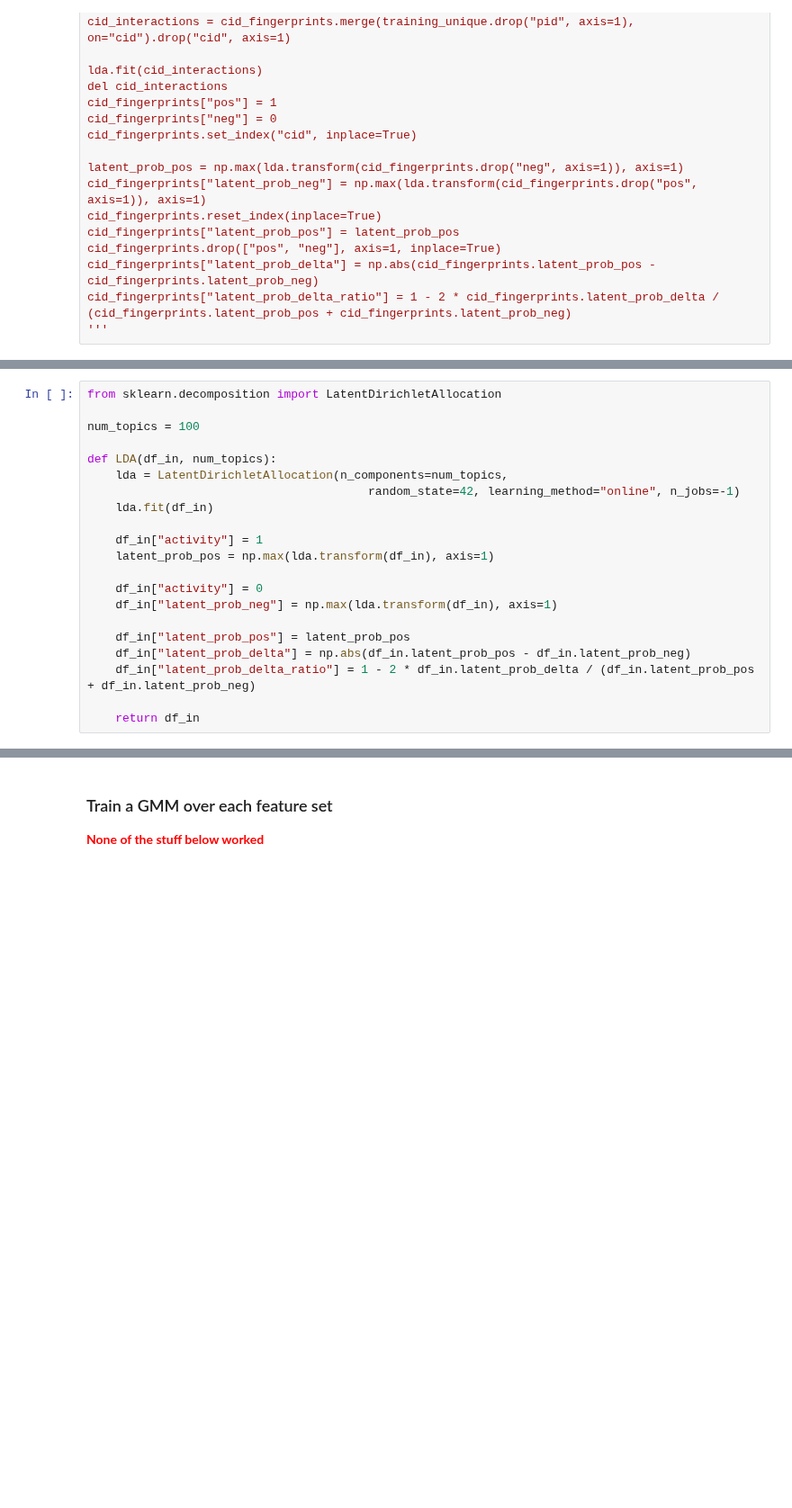
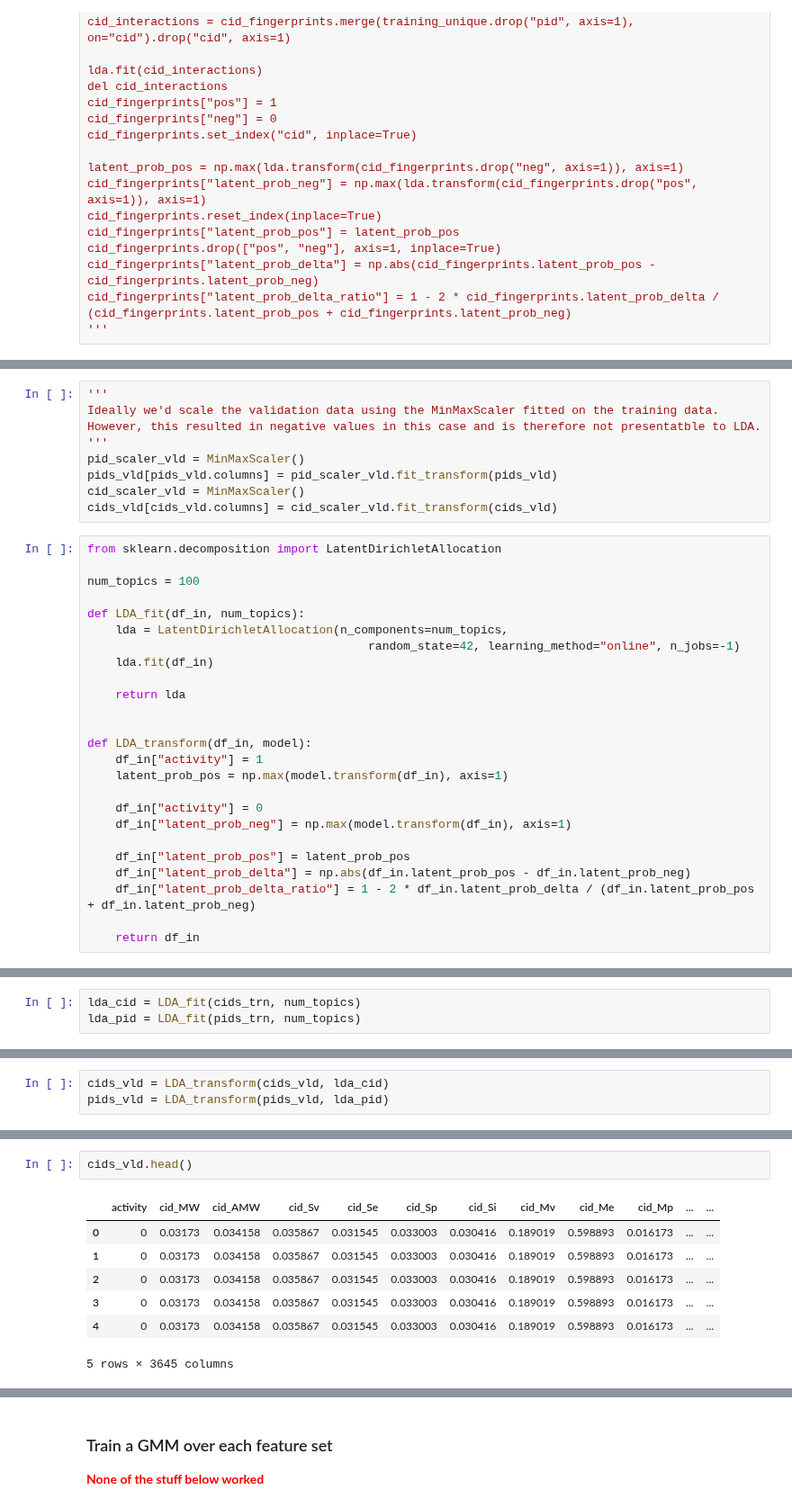
Before and after one commit to BrianDavisMath/FDA-COVID19, a Jupyter notebook: notebooks/K-L Divergence and GMM.ipynb, the cells around one changed output, grey strips where cells are left out. Shown at 90% size. Saved outputs shown, nothing was run; the diff lists cells and outputs as text; blank space fills up the shorter version.

Commit message:
Updated the LDA code to train on the v4 interactions and validate using the v5 validation file.

```diff
--- a/notebooks/K-L Divergence and GMM.ipynb
+++ b/notebooks/K-L Divergence and GMM.ipynb
@@ -285,18 +358,31 @@ cids[cids.columns] = cid_scaler.fit_transform(cids)
+# %%
+'''
+Ideally we'd scale the validation data using the MinMaxScaler fitted on the training data.
+However, this resulted in negative values in this case and is therefore not presentatble to LDA.
+'''
+pid_scaler_vld = MinMaxScaler()
+pids_vld[pids_vld.columns] = pid_scaler_vld.fit_transform(pids_vld)
+cid_scaler_vld = MinMaxScaler()
+cids_vld[cids_vld.columns] = cid_scaler_vld.fit_transform(cids_vld)
 # %%
 from sklearn.decomposition import LatentDirichletAllocation
 
 num_topics = 100
 
-def LDA(df_in, num_topics):
+def LDA_fit(df_in, num_topics):
     lda = LatentDirichletAllocation(n_components=num_topics,
                                         random_state=42, learning_method="online", n_jobs=-1)
     lda.fit(df_in)
 
+    return lda
+
+
+def LDA_transform(df_in, model):
     df_in["activity"] = 1
-    latent_prob_pos = np.max(lda.transform(df_in), axis=1)
+    latent_prob_pos = np.max(model.transform(df_in), axis=1)
 
     df_in["activity"] = 0
-    df_in["latent_prob_neg"] = np.max(lda.transform(df_in), axis=1)
+    df_in["latent_prob_neg"] = np.max(model.transform(df_in), axis=1)
 
     df_in["latent_prob_pos"] = latent_prob_pos
     df_in["latent_prob_delta"] = np.abs(df_in.latent_prob_pos - df_in.latent_prob_neg)
@@ -308,0 +394,3 @@ pids = LDA(pids, num_topics)
+# %%
+lda_cid = LDA_fit(cids_trn, num_topics)
+lda_pid = LDA_fit(pids_trn, num_topics)
@@ -309,3 +399,6 @@ pids = LDA(pids, num_topics)
+# %%
+cids_vld = LDA_transform(cids_vld, lda_cid)
+pids_vld = LDA_transform(pids_vld, lda_pid)
 # %%
 # Add the new latent_prob_delta_ratio to the original dataframes and save to csv.
 new_cols = ['latent_prob_delta_ratio', 'latent_prob_neg', 'latent_prob_pos', 'latent_prob_delta']
@@ -316,0 +410,10 @@ df_cid.to_csv('../data/cid_v5_LDA_continuous.csv', index=False)
+# %%
+cids_vld.head()
+# %% [output]
+|  | activity | cid_MW | cid_AMW | cid_Sv | cid_Se | cid_Sp | cid_Si | cid_Mv | cid_Me | cid_Mp | ... | ... |
+| 0 | 0 | 0.03173 | 0.034158 | 0.035867 | 0.031545 | 0.033003 | 0.030416 | 0.189019 | 0.598893 | 0.016173 | ... | ... |
+| 1 | 0 | 0.03173 | 0.034158 | 0.035867 | 0.031545 | 0.033003 | 0.030416 | 0.189019 | 0.598893 | 0.016173 | ... | ... |
+| 2 | 0 | 0.03173 | 0.034158 | 0.035867 | 0.031545 | 0.033003 | 0.030416 | 0.189019 | 0.598893 | 0.016173 | ... | ... |
+| 3 | 0 | 0.03173 | 0.034158 | 0.035867 | 0.031545 | 0.033003 | 0.030416 | 0.189019 | 0.598893 | 0.016173 | ... | ... |
+| 4 | 0 | 0.03173 | 0.034158 | 0.035867 | 0.031545 | 0.033003 | 0.030416 | 0.189019 | 0.598893 | 0.016173 | ... | ... |
+5 rows × 3645 columns
```
Also changed, not shown: parts of 32 cells of this notebook.
